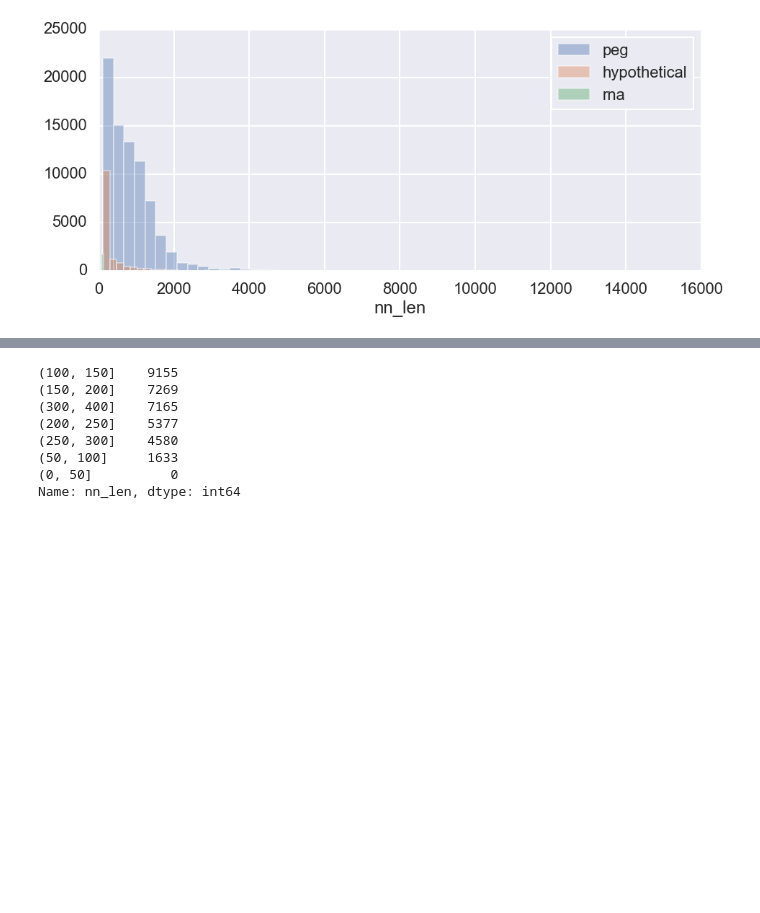
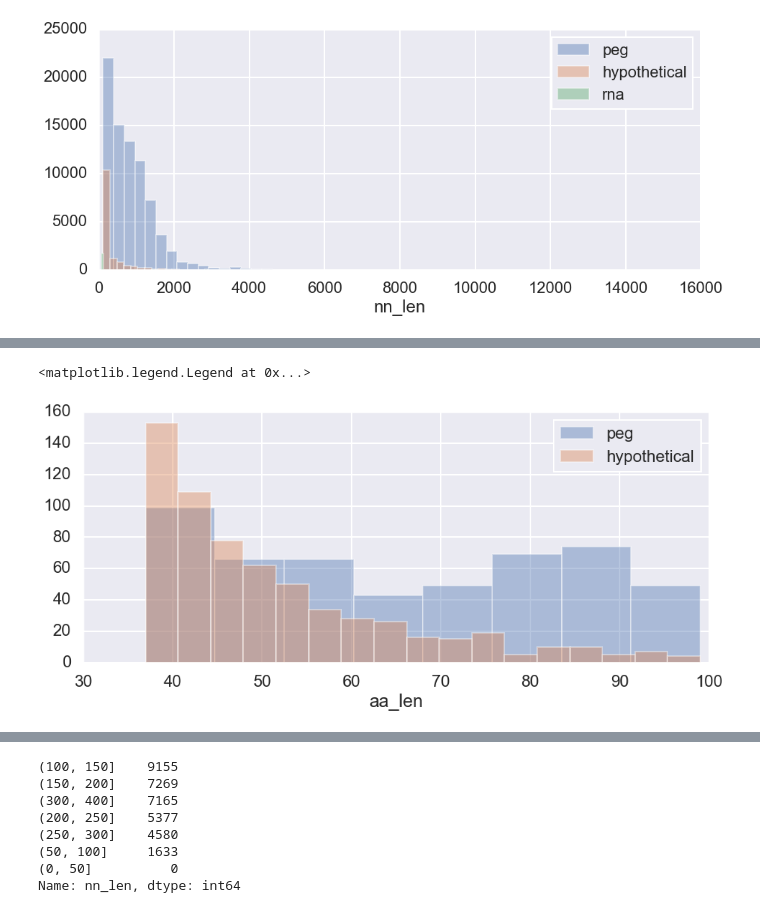
Before and after one commit to wosnat/sep, a Jupyter notebook: ripp try2 3_7_2019.ipynb, the cells around one changed output, grey strips where cells are left out. Drawn from its saved outputs; the diff is of its cells as text; code cells hidden in the pictures; blank space fills up the shorter version.

```diff
--- a/ripp try2 3_7_2019.ipynb
+++ b/ripp try2 3_7_2019.ipynb
@@ -467,3 +430,16 @@ plt.legend()
+# %%
+plt.figure(figsize=(15,6))
+for i in ['peg', 'hypothetical', ]:
+    sns.distplot(genome_df.loc[(genome_df.Type == i) &
+                               (genome_df.aa_len <100) &
+                               (genome_df.genome =='MIT9313')
+
+                              ]['aa_len'], label=i, kde=False)
+plt.legend()
+#plt.xlim((0,400))
+# %% [output]
+<matplotlib.legend.Legend at 0x...>
+[figure, added]
 # %%
 g =sns.catplot(data=genome_df.sort_values('nn_len'), x='Type', y='nn_len', #kind='swarm', #hue='genome',
                aspect=5)
```
Also changed, not shown: parts of 8 cells of this notebook, 1 other file.
